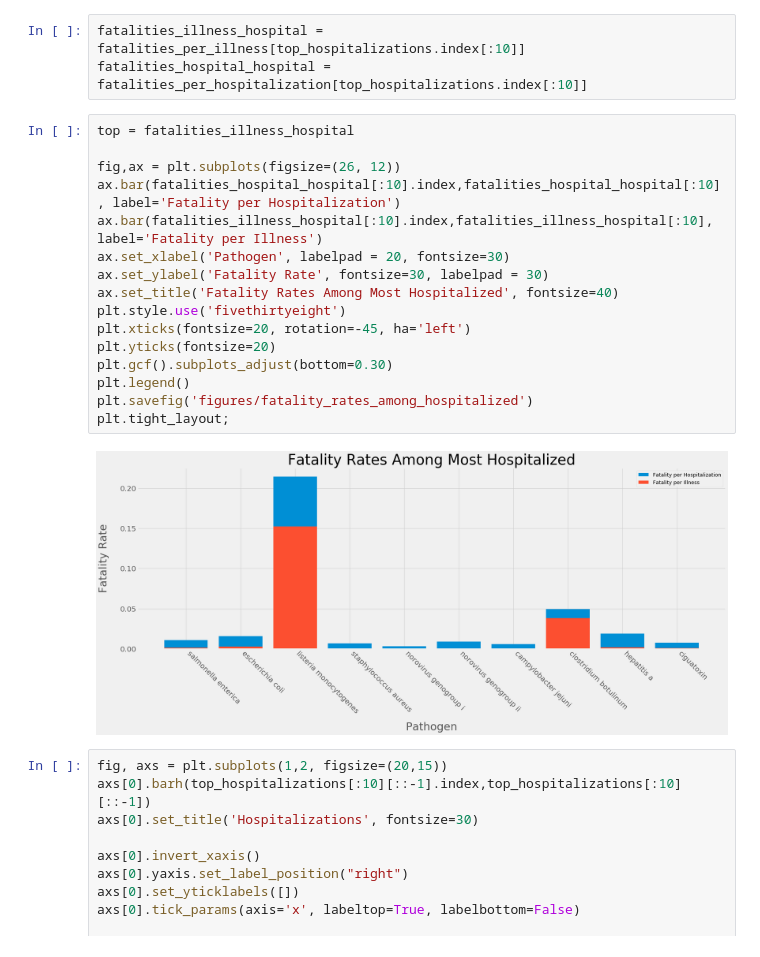
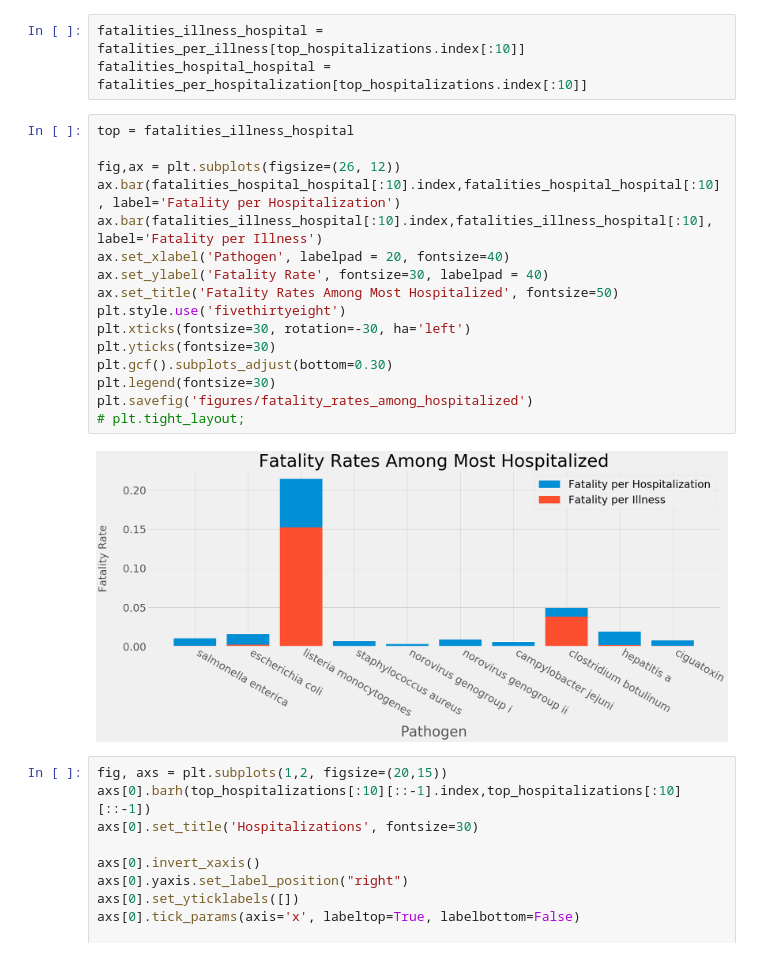
Before and after one commit to heathcliffs34/capstone_1, a Jupyter notebook: capstone1_severity.ipynb, the cells around one changed output. Cells and saved outputs as stored; diff of their text form.

```diff
--- a/capstone1_severity.ipynb
+++ b/capstone1_severity.ipynb
@@ -275,21 +275,21 @@ fatalities_hospital_hospital = fatalities_per_hospitalization[top_hospitalizatio
 # %%
 top = fatalities_illness_hospital
 
 fig,ax = plt.subplots(figsize=(26, 12))
 ax.bar(fatalities_hospital_hospital[:10].index,fatalities_hospital_hospital[:10], label='Fatality per Hospitalization')
 ax.bar(fatalities_illness_hospital[:10].index,fatalities_illness_hospital[:10], label='Fatality per Illness')
-ax.set_xlabel('Pathogen', labelpad = 20, fontsize=30)
-ax.set_ylabel('Fatality Rate', fontsize=30, labelpad = 30)
-ax.set_title('Fatality Rates Among Most Hospitalized', fontsize=40)
+ax.set_xlabel('Pathogen', labelpad = 20, fontsize=40)
+ax.set_ylabel('Fatality Rate', fontsize=30, labelpad = 40)
+ax.set_title('Fatality Rates Among Most Hospitalized', fontsize=50)
 plt.style.use('fivethirtyeight')
-plt.xticks(fontsize=20, rotation=-45, ha='left')
-plt.yticks(fontsize=20)
+plt.xticks(fontsize=30, rotation=-30, ha='left')
+plt.yticks(fontsize=30)
 plt.gcf().subplots_adjust(bottom=0.30)
-plt.legend()
+plt.legend(fontsize=30)
 plt.savefig('figures/fatality_rates_among_hospitalized')
-plt.tight_layout;
+# plt.tight_layout;
 # %% [output]
-[figure, old version]
+[figure, new version]
 # %%
 fig, axs = plt.subplots(1,2, figsize=(20,15))
 axs[0].barh(top_hospitalizations[:10][::-1].index,top_hospitalizations[:10][::-1])
```
Also changed, not shown: parts of 2 cells of this notebook, 1 other file.
